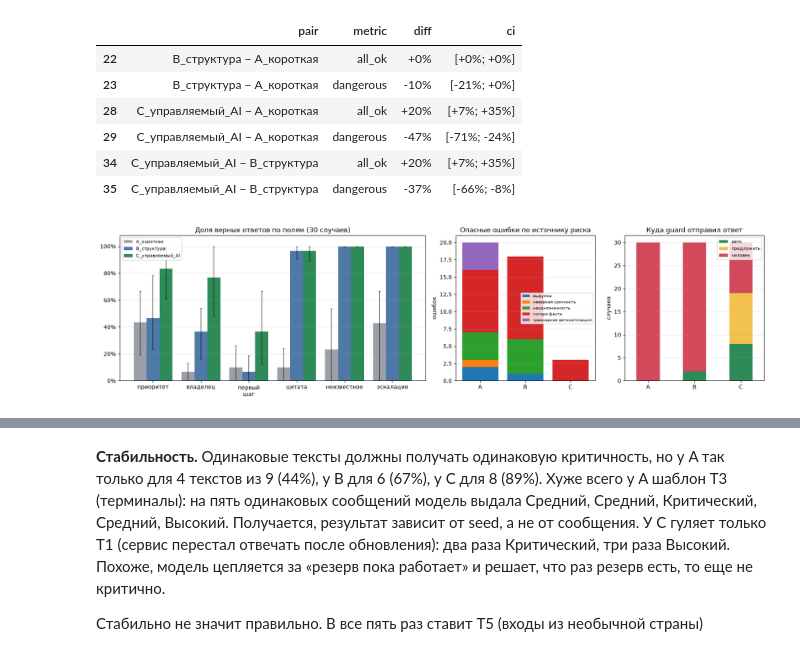
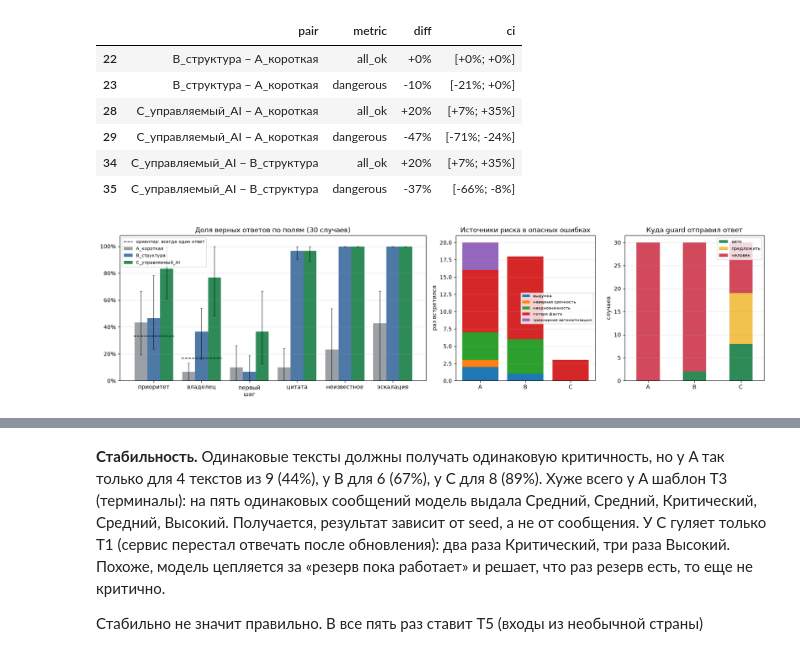
Before and after one commit to slow6r/dnn-advanced-ai, a Jupyter notebook: КТ2_AI_диспетчер_инцидентов/КТ2_анализ_colab.ipynb, the cells around one changed output, grey strips where cells are left out. Cells and saved outputs as stored; diff of their text form; code cells hidden in the pictures.

```diff
--- a/КТ2_AI_диспетчер_инцидентов/КТ2_анализ_colab.ipynb
+++ b/КТ2_AI_диспетчер_инцидентов/КТ2_анализ_colab.ipynb
@@ -14,17 +12,20 @@
 # %%
 import os
-for folder in ['data', 'img', 'инструкции']:
-    os.makedirs(folder, exist_ok=True)
+import subprocess
+
 try:
-    from google.colab import files
-    up = files.upload()
-    for name, blob in up.items():
-        folder = 'инструкции' if name.endswith('.txt') else 'data'
-        with open(os.path.join(folder, name), 'wb') as f:
-            f.write(blob)
-    print('загружено:', ', '.join(up))
+    import google.colab
+    in_colab = True
 except ImportError:
-    print('запущено не в Colab, файлы уже на месте')
+    in_colab = False
+
+REPO = 'https://github.com/slow6r/dnn-advanced-ai'
+CLONE = '/content/dnn-advanced-ai'
+if in_colab and not os.path.exists('data/llm_raw.jsonl'):
+    if not os.path.exists(CLONE):
+        subprocess.run(['git', 'clone', '-q', '--depth', '1', REPO, CLONE], check=True)
+    os.chdir(os.path.join(CLONE, 'КТ2_AI_диспетчер_инцидентов'))
+print('рабочая папка:', os.getcwd())
 # %%
 import hashlib
 import json
@@ -413,33 +397,37 @@ x = np.arange(len(SHOW))
 for i, v in enumerate(VERSIONS):
     if v not in s.index.get_level_values(0):
         continue
     vals = [s.loc[(v, m), 'value'] for m in SHOW]
     lo = [s.loc[(v, m), 'value'] - s.loc[(v, m), 'ci_lo'] for m in SHOW]
     hi = [s.loc[(v, m), 'ci_hi'] - s.loc[(v, m), 'value'] for m in SHOW]
     axes[0].bar(x + (i - 1) * .27, vals, .27, yerr=[lo, hi], capsize=2, color=COLORS[v], label=v, error_kw={'alpha': .5})
+for m, col in [('severity_ok', 'gold_severity'), ('owner_ok', 'gold_owner')]:
+    b = cases[col].value_counts().max() / len(cases)
+    axes[0].hlines(b, SHOW.index(m) - .42, SHOW.index(m) + .42, colors='black', linestyles='--', linewidth=1.2,
+                   label='ориентир: всегда один ответ' if m == 'severity_ok' else None)
 axes[0].set_xticks(x, SHORT)
 axes[0].set(title='Доля верных ответов по полям (30 случаев)', ylim=(0, 1.08))
 axes[0].yaxis.set_major_formatter(plt.FuncFormatter('{:.0%}'.format))
 axes[0].legend(loc='upper left', fontsize=8); axes[0].grid(alpha=.3, axis='y')
 
 src = by_source(MODEL).drop(index='ответов с опасной ошибкой')
 bottom = np.zeros(len(VERSIONS))
 for name, row in src.iterrows():
     axes[1].bar(range(len(VERSIONS)), row.values, bottom=bottom, label=name)
     bottom += row.values
 axes[1].set_xticks(range(len(VERSIONS)), ['A', 'B', 'C'])
-axes[1].set(title='Опасные ошибки по источнику риска', ylabel='ошибок')
+axes[1].set(title='Источники риска в опасных ошибках', ylabel='раз встретился')
 axes[1].legend(fontsize=7); axes[1].grid(alpha=.3, axis='y')
 
 routes = pd.crosstab(journal.prompt_version, journal.guard_route).reindex(index=VERSIONS, columns=['авто', 'предложить', 'человек'], fill_value=0)
 routes.plot.bar(stacked=True, ax=axes[2], color=['#2e8b57', '#f2c14e', '#d1495b'], rot=0)
 axes[2].set_xticks(range(len(VERSIONS)), ['A', 'B', 'C'])
 axes[2].set(title='Куда guard отправил ответ', xlabel='', ylabel='случаев')
 axes[2].legend(fontsize=8); axes[2].grid(alpha=.3, axis='y')
 
 plt.tight_layout()
 plt.savefig('img/сравнение_версий.png', dpi=150, bbox_inches='tight')
 plt.show()
 # %% [output]
-[figure, old version]
+[figure, new version]
 # %% [markdown]
```
Also changed, not shown: parts of 8 cells of this notebook, 5 other files.
